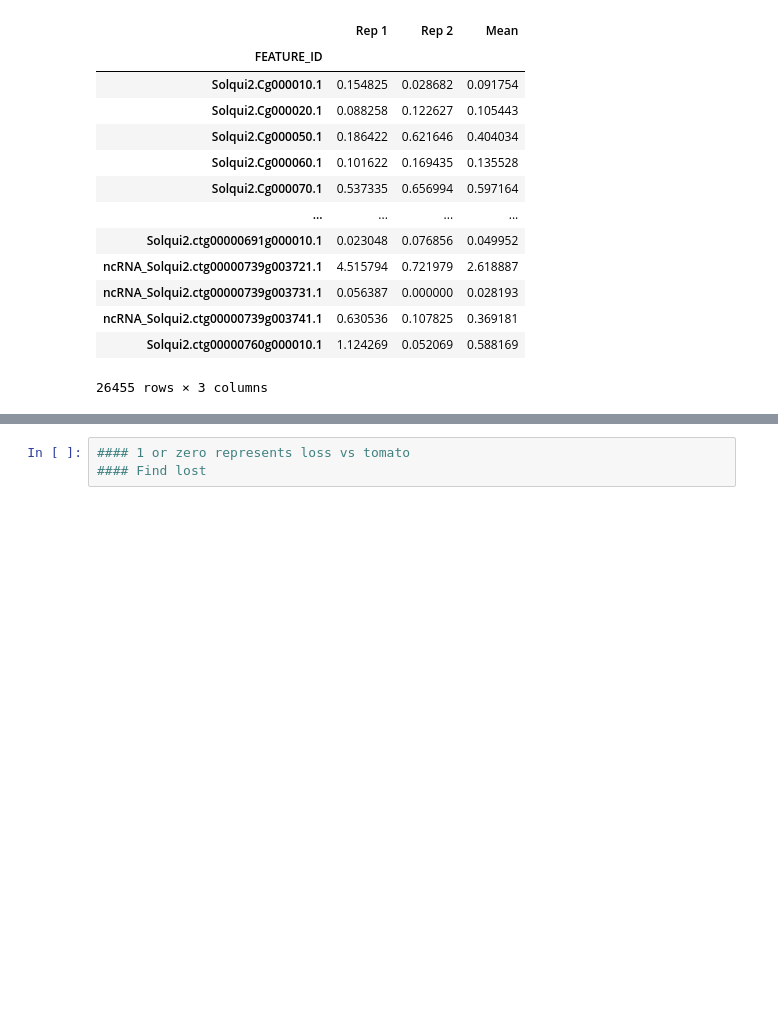
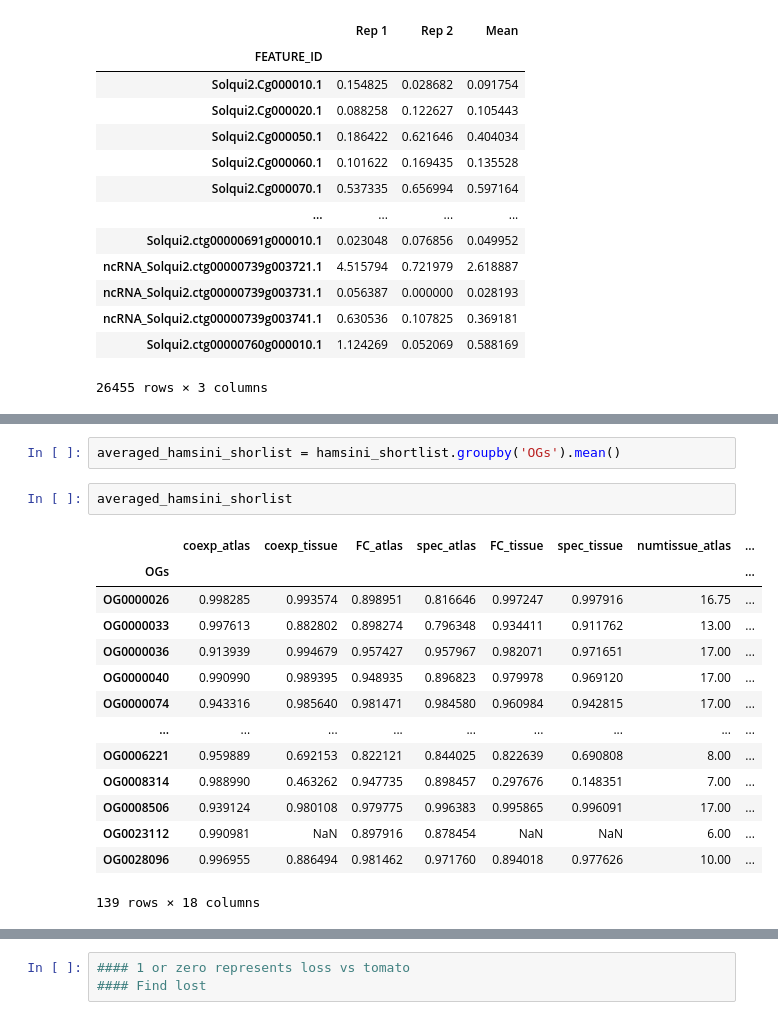
Before and after one commit to mikepassal/Solanum_SV_Pan_Genome, a Jupyter notebook: Solanum_Initial_gene_duplication_dosage_exploration/using_hamsini_compensatory_drift_to_find_loss_or_equal_expression.ipynb, the cells around one changed output, grey strips where cells are left out. Drawn from its saved outputs; the diff is of its cells as text; blank space fills up the shorter version.

```diff
--- a/Solanum_Initial_gene_duplication_dosage_exploration/using_hamsini_compensatory_drift_to_find_loss_or_equal_expression.ipynb
+++ b/Solanum_Initial_gene_duplication_dosage_exploration/using_hamsini_compensatory_drift_to_find_loss_or_equal_expression.ipynb
@@ -198,0 +229,19 @@ for species in ortho_group_dictionary_of_gene_groups.keys():
+# %%
+averaged_hamsini_shorlist = hamsini_shortlist.groupby('OGs').mean()
+# %%
+averaged_hamsini_shorlist
+# %% [output]
+|  | coexp_atlas | coexp_tissue | FC_atlas | spec_atlas | FC_tissue | spec_tissue | numtissue_atlas | ... |
+| OGs |  |  |  |  |  |  |  | ... |
+| OG0000026 | 0.998285 | 0.993574 | 0.898951 | 0.816646 | 0.997247 | 0.997916 | 16.75 | ... |
+| OG0000033 | 0.997613 | 0.882802 | 0.898274 | 0.796348 | 0.934411 | 0.911762 | 13.00 | ... |
+| OG0000036 | 0.913939 | 0.994679 | 0.957427 | 0.957967 | 0.982071 | 0.971651 | 17.00 | ... |
+| OG0000040 | 0.990990 | 0.989395 | 0.948935 | 0.896823 | 0.979978 | 0.969120 | 17.00 | ... |
+| OG0000074 | 0.943316 | 0.985640 | 0.981471 | 0.984580 | 0.960984 | 0.942815 | 17.00 | ... |
+| ... | ... | ... | ... | ... | ... | ... | ... | ... |
+| OG0006221 | 0.959889 | 0.692153 | 0.822121 | 0.844025 | 0.822639 | 0.690808 | 8.00 | ... |
+| OG0008314 | 0.988990 | 0.463262 | 0.947735 | 0.898457 | 0.297676 | 0.148351 | 7.00 | ... |
+| OG0008506 | 0.939124 | 0.980108 | 0.979775 | 0.996383 | 0.995865 | 0.996091 | 17.00 | ... |
+| OG0023112 | 0.990981 | NaN | 0.897916 | 0.878454 | NaN | NaN | 6.00 | ... |
+| OG0028096 | 0.996955 | 0.886494 | 0.981462 | 0.971760 | 0.894018 | 0.977626 | 10.00 | ... |
+139 rows × 18 columns
```
Also changed, not shown: parts of 12 cells of this notebook.
